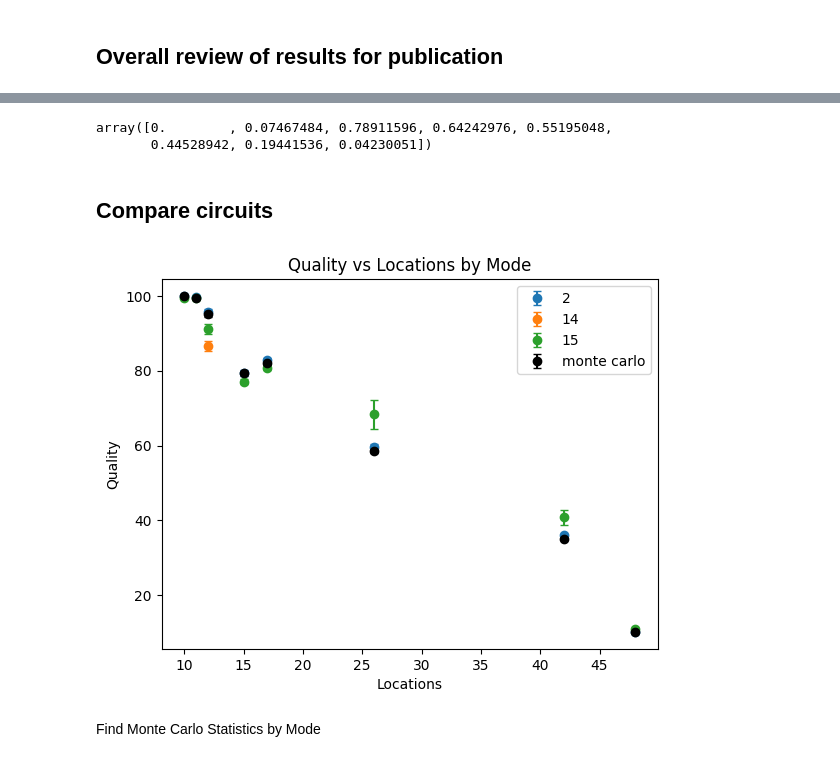
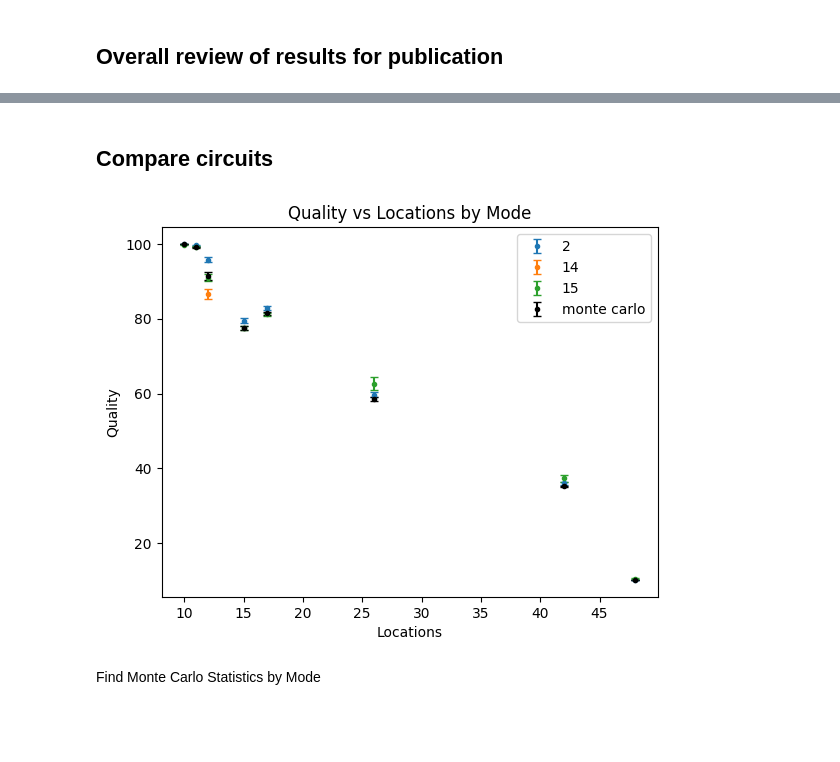
Before and after one commit to goldsmdn/TSP_VQC, a Jupyter notebook: show_results.ipynb, the cells around one changed output, grey strips where cells are left out. Cells and saved outputs as stored; diff of their text form; code cells hidden in the pictures; blank space fills up the shorter version.

```diff
--- a/show_results.ipynb
+++ b/show_results.ipynb
@@ -40,3 +119,5 @@ SHOW_COUNTS = False #how much many relevant datapoints have been read?  If False
+# %%
+df_cache = read_data()
 # %% [markdown]
 ## Analysis of slicing
 # %%
@@ -1430,0 +1581,7 @@ plt.show()
+# %%
+def find_mean_and_error(df: pd.DataFrame, locs:int)->tuple[pd.DataFrame, pd.DataFrame]:
+    """find mean and error from dataframe input"""
+    grouped_df = df.groupby('locations')['quality']
+    mean = grouped_df.mean().reindex(locs).to_numpy()
+    error = grouped_df.sem().reindex(locs).to_numpy()
+    return mean, error
@@ -1618,12 +1756,7 @@ plt.show()
-# %%
-qml_mc_error
-# %% [output]
-array([0.        , 0.07467484, 0.78911596, 0.64242976, 0.55195048,
-       0.44528942, 0.19441536, 0.04230051])
 # %% [markdown]
 ## Compare circuits
 # %%
-FILTERS_CMA = {
+FILTERS_VQA_CMA2 = {
     'quantum': True,
     'shots': 1_024,
     'gradient_type': 'CMA',
@@ -1632,61 +1765,57 @@ FILTERS_CMA = {
 }
 
 df = read_data()
-cma = apply_filters(df, FILTERS_GENERAL)
-cma = apply_filters(df, FILTERS_CMA)
+cma = apply_filters(df, FILTERS_OVERALL)
+cma = apply_filters(cma, FILTERS_VQA_CMA2)
 cma['mode'] = cma['mode'].astype(int)
 cma = cma[cma['locations'].isin(LOCATIONS)]
 
-cma = find_quality(
-    df=cma,
-    factor=100,
-    round=1
-    )
+cma = find_quality(df=cma, factor=100, round=1)
 
 cma_stats = (
     cma.groupby(['mode', 'locations'])
-      .agg(
-          quality_mean=('quality', 'mean'),
-          quality_sem=('quality', 'sem'),
-      )
-      .reset_index()
+    .agg(
+        quality_mean=('quality', 'mean'),
+        quality_sem=('quality', 'sem'),
+    )
+    .reset_index()
 )
 
 plt.figure()
 
 for mode, group in cma_stats.groupby('mode'):
     group_sorted = group.sort_values('locations')
 
     plt.errorbar(
         group_sorted['locations'],
         group_sorted['quality_mean'],
         yerr=group_sorted['quality_sem'],
-        fmt='o',
+        fmt='.',
         capsize=3,
-        label=mode
+        label=mode,
     )
 
 plt.errorbar(
     LOCATIONS,
-    qml_mc_mean,
-    yerr=qml_mc_error,
-    fmt='o',
+    vqa_mc_mean,
+    yerr=vqa_mc_error,
+    fmt='.',
     color='black',
     capsize=3,
     label='monte carlo',
-    )
+)
 
 # Labels and legend
 plt.xlabel('Locations')
 plt.ylabel('Quality')
 
 
 plt.title('Quality vs Locations by Mode')
 plt.legend()
 
 plt.show()
 # %% [output]
-[figure, old version]
+[figure, new version]
 # %% [markdown]
 Find Monte Carlo Statistics by Mode
 # %%
```
Also changed, not shown: parts of 87 cells of this notebook, 15 other files.
